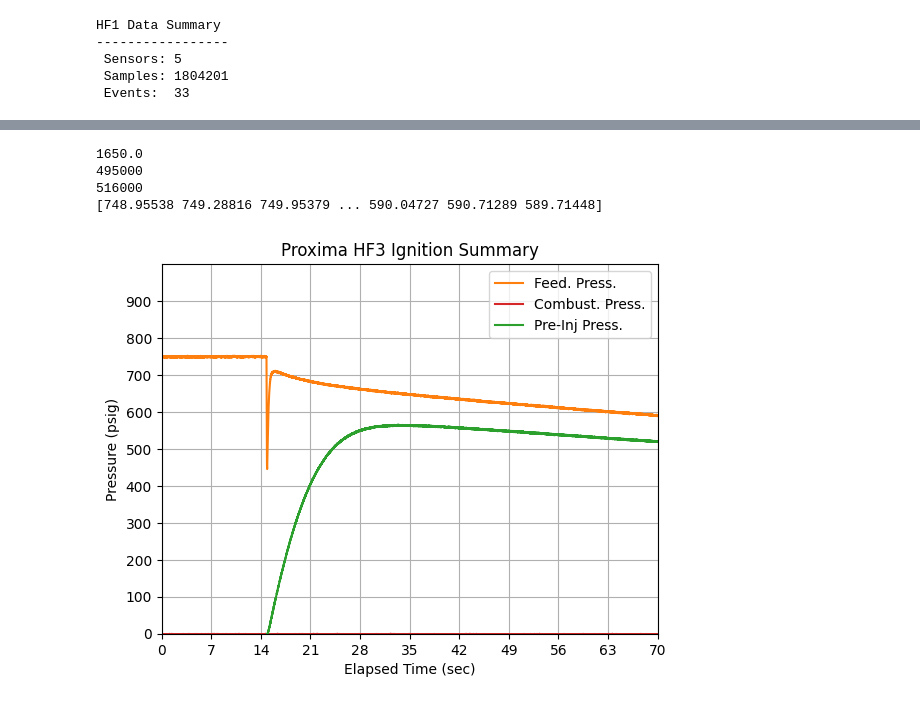
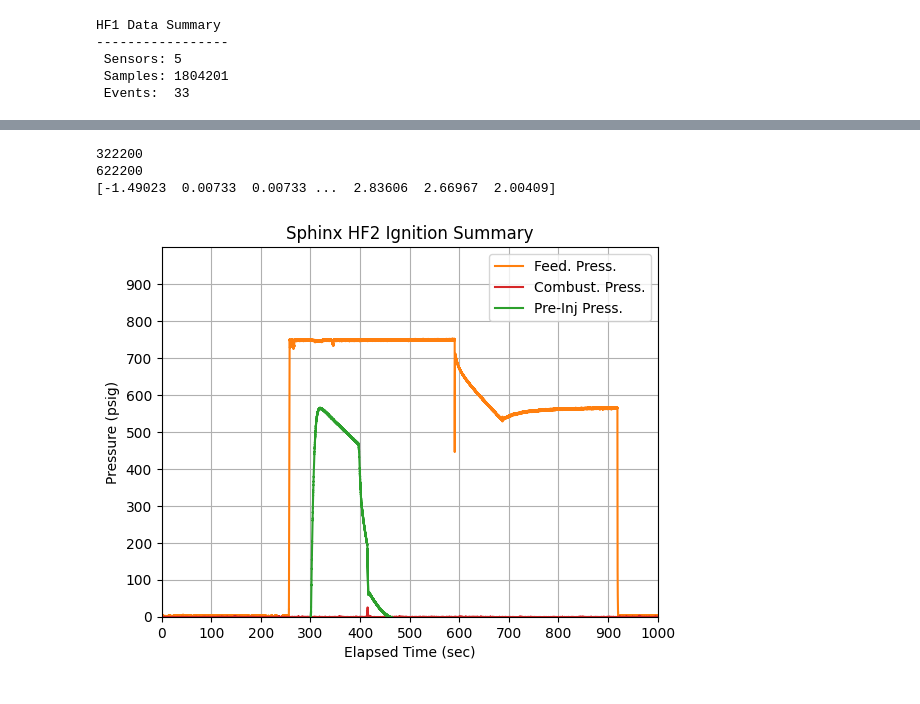
Before and after one commit to rice-eclipse/hotfire-data, a Jupyter notebook: analysis-sphinx-hf-2.ipynb, the cells around one changed output, grey strips where cells are left out. Drawn from its saved outputs; the diff is of its cells as text; code cells hidden in the pictures.

```diff
--- a/analysis-sphinx-hf-2.ipynb
+++ b/analysis-sphinx-hf-2.ipynb
@@ -66,22 +60,21 @@ ep.plot(sensor_id=1, event_id=20, duration=70, filter=lpf,
 # %%
-ep.plot(sensor_id=3, event_id=20, duration=70, filter=None,
-        title="Proxima HF3 Ignition Summary", ylabel="Pressure (psig)",
+ep.plot(sensor_id=3, event_id=19, duration=500, filter=None,
+        title="Sphinx HF2 Ignition Summary", ylabel="Pressure (psig)",
         legend="Feed. Press.", num_xticks=11, dif_yticks=100,color="tab:orange")
-ep.add_curve(sensor_id=2, event_id=20, duration=70, legend="Combust. Press.",
+ep.add_curve(sensor_id=2, event_id=19, duration=500, legend="Combust. Press.",
              color="tab:red")
-ep.add_curve(sensor_id=4, event_id=20, duration=70, legend="Pre-Inj Press.",
+ep.add_curve(sensor_id=4, event_id=19, duration=500, legend="Pre-Inj Press.",
              color="tab:green")
 plt.ylim(0,1000)
 plt.yticks(range(0, 901, 100))
 
 plt.grid(True)
 plt.show()
 # %% [output]
-1650.0
-495000
-516000
-[748.95538 749.28816 749.95379 ... 590.04727 590.71289 589.71448]
+322200
+622200
+[-1.49023  0.00733  0.00733 ...  2.83606  2.66967  2.00409]
-[figure, old version]
+[figure, new version]
 # %%
 ep.plot(sensor_id=1, event_id=20, duration=40, filter=None,
         title="Proxima HF2C Ignition Summary", ylabel="Load (lbf)",
```
Also changed, not shown: parts of 2 cells of this notebook, 4 other files.
